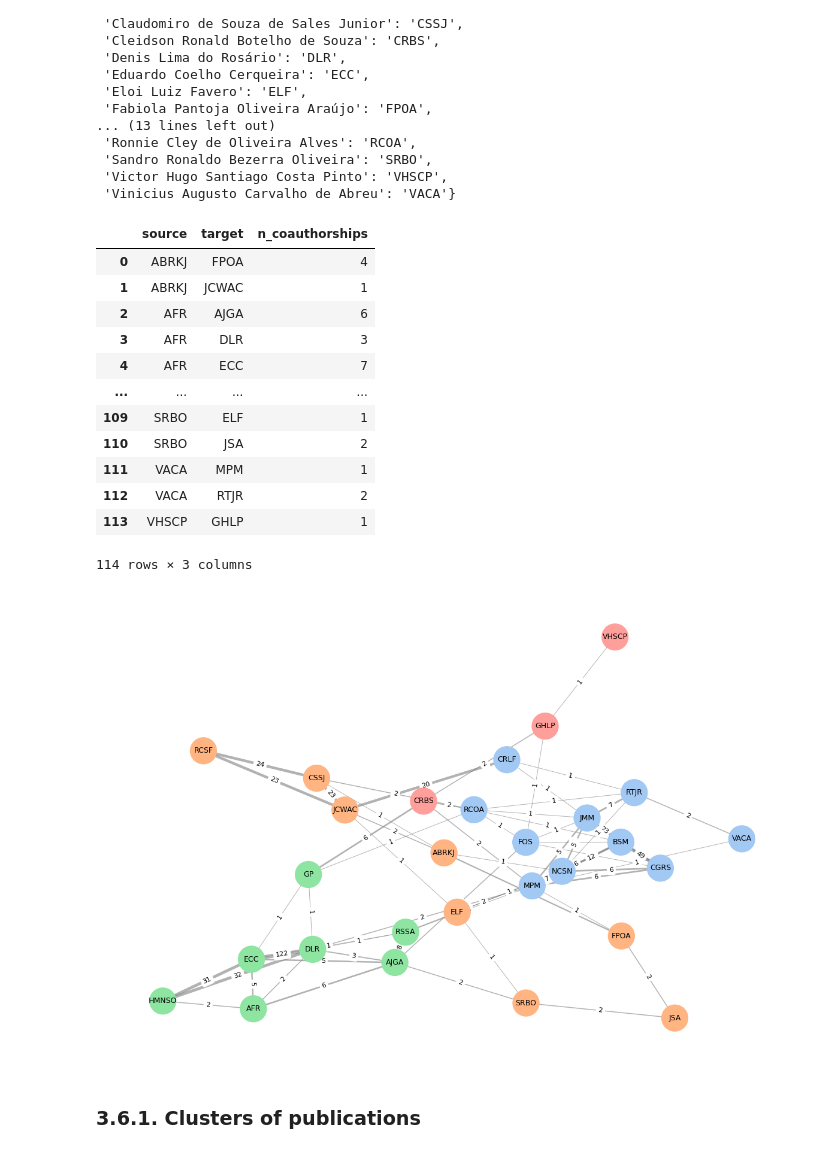
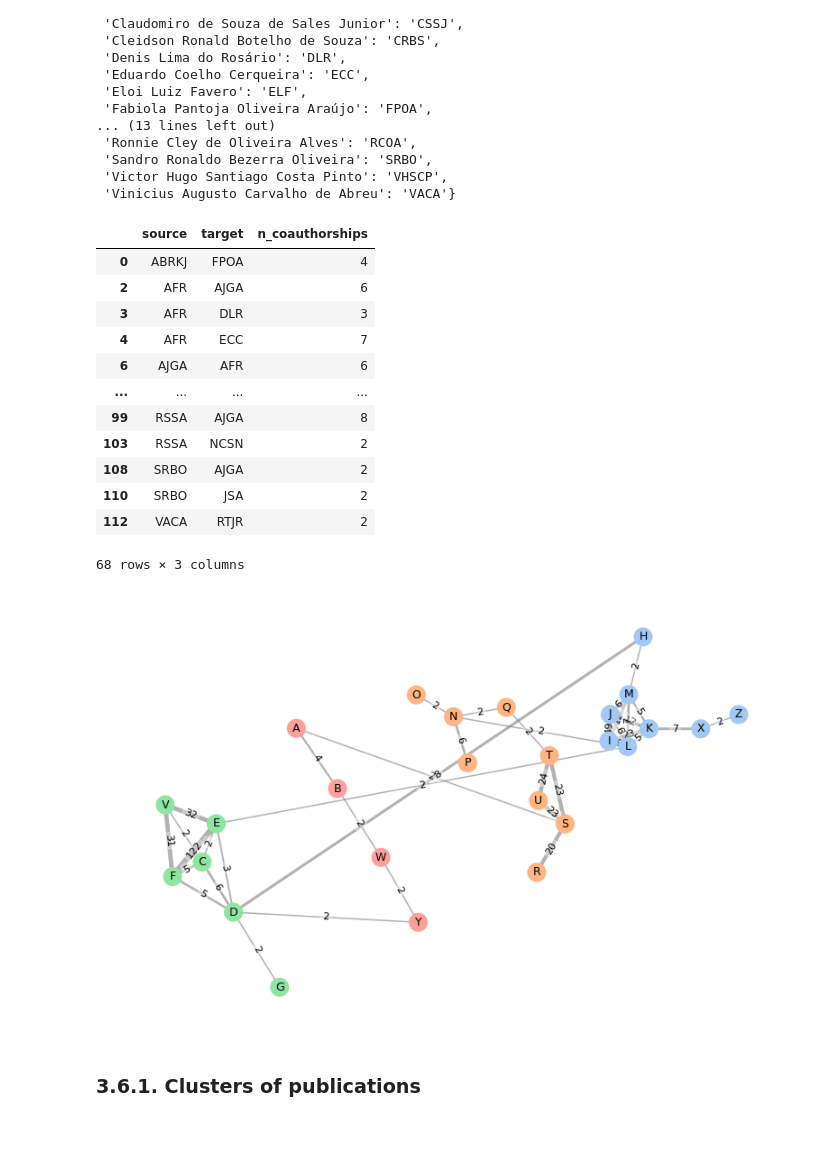
Before and after one commit to jeojildo/ppgcc-coautorias, a Jupyter notebook: notebooks/04-visualization.ipynb, the cells around one changed output. Cells and saved outputs as stored; diff of their text form; code cells hidden in the pictures.

```diff
--- a/notebooks/04-visualization.ipynb
+++ b/notebooks/04-visualization.ipynb
@@ -616,22 +616,31 @@ df_clusters_prof = df_clusters_prof[df_clusters_prof["authors"].isin(set(ids_ufp
 df_clusters_prof = df_clusters_prof.map(lambda x: ids_ufpa[x] if x in ids_ufpa else x)
 df_clusters_prof = df_clusters_prof.groupby(by=["name", "authors"]).size().reset_index(name="n_coauthorships")
 df_clusters_prof.columns = ["source", "target", "n_coauthorships"]
+df_clusters_prof = df_clusters_prof[df_clusters_prof["n_coauthorships"] > 1]
 df_clusters_prof
 # %% [output]
 |  | source | target | n_coauthorships |
 | 0 | ABRKJ | FPOA | 4 |
-| 1 | ABRKJ | JCWAC | 1 |
 | 2 | AFR | AJGA | 6 |
 | 3 | AFR | DLR | 3 |
 | 4 | AFR | ECC | 7 |
+| 6 | AJGA | AFR | 6 |
 | ... | ... | ... | ... |
-| 109 | SRBO | ELF | 1 |
+| 99 | RSSA | AJGA | 8 |
+| 103 | RSSA | NCSN | 2 |
+| 108 | SRBO | AJGA | 2 |
 | 110 | SRBO | JSA | 2 |
-| 111 | VACA | MPM | 1 |
 | 112 | VACA | RTJR | 2 |
-| 113 | VHSCP | GHLP | 1 |
-114 rows × 3 columns
+68 rows × 3 columns
 # %%
+import networkx as nx
+import matplotlib.pyplot as plt
+import seaborn as sns
+import numpy as np
+from networkx.algorithms.community import greedy_modularity_communities
+from networkx.drawing.layout import rescale_layout
+from pathlib import Path
+
 G = nx.from_pandas_edgelist(
     df_clusters_prof,
     source="source",
@@ -639,13 +648,10 @@ G = nx.from_pandas_edgelist(
     edge_attr="n_coauthorships"
 )
 
-pos = nx.spring_layout(G, seed=42, k=0.3)
-
 weights = [d["n_coauthorships"] for _, _, d in G.edges(data=True)]
 edge_widths = [np.log1p(w) for w in weights]
 
 communities = list(greedy_modularity_communities(G))
-
 communities = sorted(communities, key=lambda c: (-len(c), sorted(c)[0]))
 
 node_to_comm = {}
@@ -657,37 +663,79 @@ n_comms = len(communities)
 palette = sns.color_palette("pastel", n_comms)
 node_colors = [palette[node_to_comm[n]] for n in G.nodes]
 
-plt.figure(figsize=(10, 6))
+labels_list = [
+    "A","B","C","D","E","F","G","H","I","J","K","L","M",
+    "N","O","P","Q","R","S","T","U","V","W","X","Y","Z",
+    "α","β"
+]
+labels = {n: labels_list[i] for i, n in enumerate(G.nodes)}
+
+CG = nx.Graph()
+CG.add_nodes_from(range(n_comms))
+for u, v, d in G.edges(data=True):
+    cu = node_to_comm[u]
+    cv = node_to_comm[v]
+    if cu != cv:
+        w = d.get("n_coauthorships", 1)
+        if CG.has_edge(cu, cv):
+            CG[cu][cv]["weight"] += w
+        else:
+            CG.add_edge(cu, cv, weight=w)
+
+pos_comm = nx.kamada_kawai_layout(CG, weight="weight") if CG.number_of_edges() > 0 else {
+    i: (np.cos(2*np.pi*i/n_comms), np.sin(2*np.pi*i/n_comms)) for i in range(n_comms)
+}
+
+pos = {}
+max_size = max(len(c) for c in communities) if communities else 1
+for ci, comm in enumerate(communities):
+    subG = G.subgraph(comm).copy()
+    sub_pos = nx.spring_layout(subG, k=1)
+    sub_pos = {n: np.array(p) for n, p in sub_pos.items()}
+    arr = np.array(list(sub_pos.values()))
+    arr = rescale_layout(arr, scale=1.0)
+    scale = 0.25 + 0.15*(len(subG)/max_size)
+    center = np.array(pos_comm[ci])
+    for (n, _), p in zip(sub_pos.items(), arr):
+        pos[n] = center + p*scale
+
+plt.figure(figsize=(8, 5))
 
 nx.draw_networkx_nodes(
     G, pos,
-    node_size=1000,
+    node_size=200,
     node_color=node_colors
 )
 
 nx.draw_networkx_edges(
     G, pos,
     width=edge_widths,
     edge_color="gray",
     alpha=0.6
 )
 
 nx.draw_networkx_labels(
     G, pos,
+    labels=labels,
     font_size=9,
 )
 
 edge_labels = nx.get_edge_attributes(G, "n_coauthorships")
-nx.draw_networkx_edge_labels(G, pos, edge_labels=edge_labels, font_size=8)
+nx.draw_networkx_edge_labels(
+    G, pos,
+    edge_labels=edge_labels,
+    font_size=8,
+    bbox=dict(boxstyle="round,pad=0.2", fc="white", ec="white", alpha=0.3)
+)
 
 plt.axis("off")
 plt.tight_layout()
 plt.savefig(Path(visualization_directory, "coauthorship_network_communities.png"), dpi=300, bbox_inches='tight')
 plt.savefig(Path(visualization_directory, "coauthorship_network_communities.svg"), format='svg', bbox_inches='tight')
 plt.savefig(Path(visualization_directory, "coauthorship_network_communities.pdf"), format='pdf', bbox_inches='tight')
 plt.show()
 # %% [output]
-[figure, old version]
+[figure, new version]
 # %% [markdown]
 ### 3.6.1. Clusters of publications
 # %%
```
Also changed, not shown: parts of 1 cell of this notebook.
